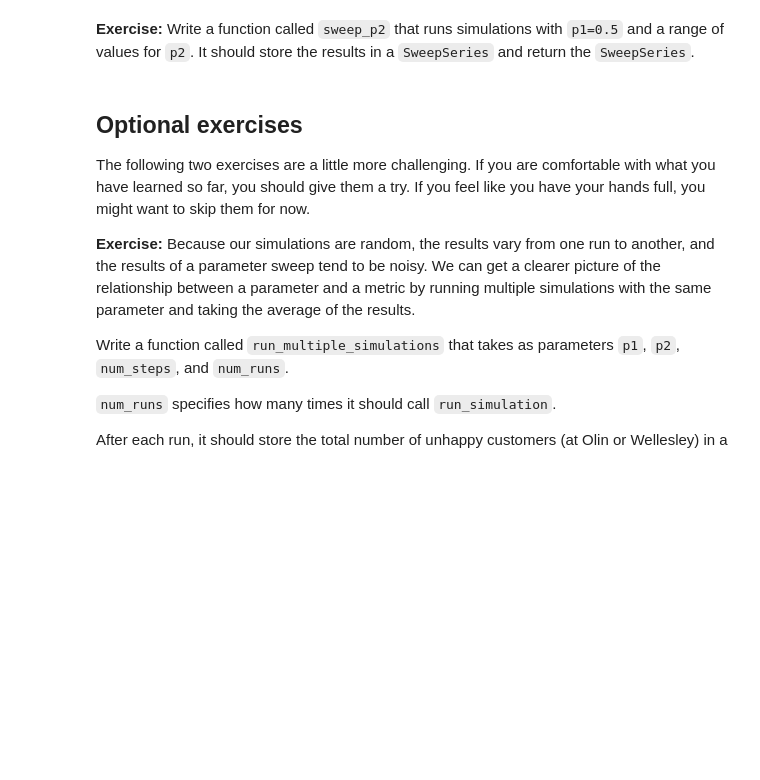
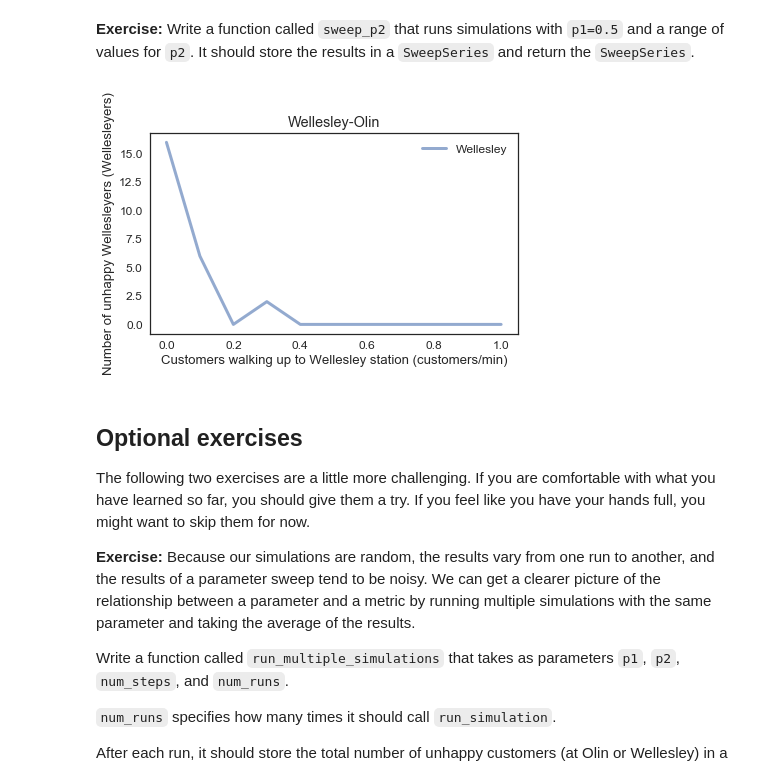
Before and after one commit to sdaitzman/ModSimPy, a Jupyter notebook: code/chap04-mine.ipynb, the cells around one changed output. Saved outputs shown, nothing was run; the diff lists cells and outputs as text; code cells hidden in the pictures; blank space fills up the shorter version.

```diff
--- a/code/chap04-mine.ipynb
+++ b/code/chap04-mine.ipynb
@@ -303,3 +309,17 @@ Use your function to plot the number of unhappy customers at Olin as a function
+# %%
+def sweep_p2(p2_array):
+    sweep = SweepSeries()
+    for p2 in p2_array:
+        state = run_simulation(0.4, p2, 60)
+        sweep[p2] = state.olin_empty
+    return sweep
+# %%
+plot(sweep_p2(linspace(0, 1, 11)), label='Wellesley')
+decorate(title='Wellesley-Olin',
+        xlabel='Customers walking up to Wellesley station (customers/min)',
+        ylabel='Number of unhappy Wellesleyers (Wellesleyers)')
+# %% [output]
+[figure, added]
 # %% [markdown]
 ## Optional exercises
 
```
Also changed, not shown: parts of 8 cells of this notebook, 1 other file.
